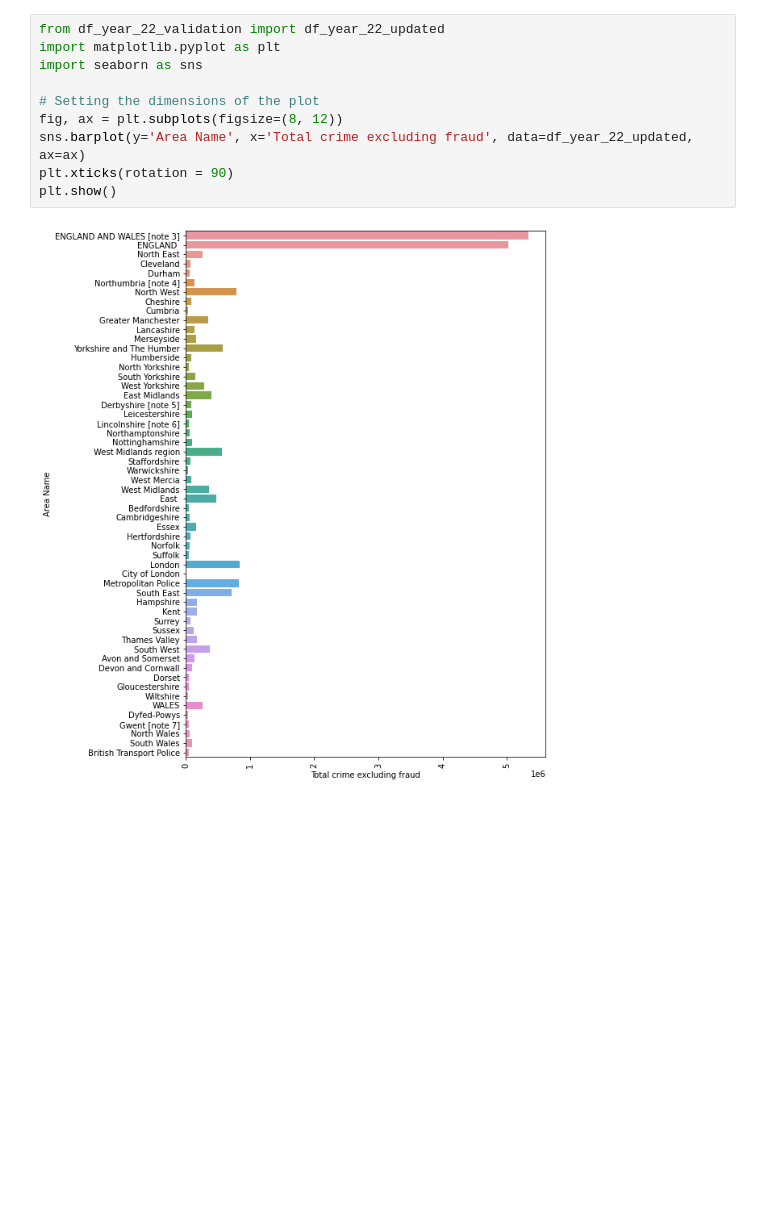
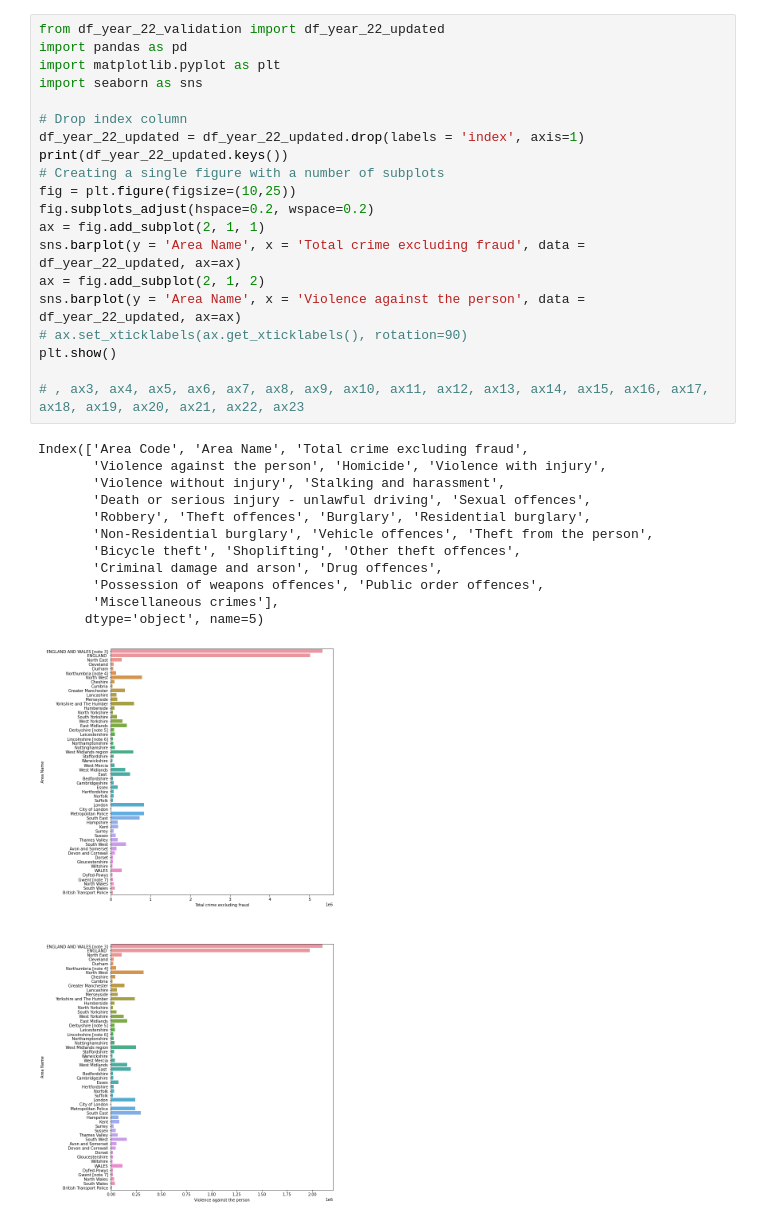
Before and after one commit to salbrecht-mungil/police_data_england_wales, a Jupyter notebook: core/table_1_vis.ipynb, the cells around one changed output. Drawn from its saved outputs; the diff is of its cells as text; blank space fills up the shorter version.

Commit message:
Added support for multiple subplots in single fig

```diff
--- a/core/table_1_vis.ipynb
+++ b/core/table_1_vis.ipynb
@@ -1,12 +1,33 @@
-# %%
-from df_year_22_validation import df_year_22_updated
-import matplotlib.pyplot as plt
-import seaborn as sns
-
-# Setting the dimensions of the plot
-fig, ax = plt.subplots(figsize=(8, 12))
-sns.barplot(y='Area Name', x='Total crime excluding fraud', data=df_year_22_updated, ax=ax)
-plt.xticks(rotation = 90)
-plt.show()
-# %% [output]
-[figure, removed]
+# %%
+from df_year_22_validation import df_year_22_updated
+import pandas as pd
+import matplotlib.pyplot as plt
+import seaborn as sns
+
+# Drop index column
+df_year_22_updated = df_year_22_updated.drop(labels = 'index', axis=1)
+print(df_year_22_updated.keys())
+# Creating a single figure with a number of subplots
+fig = plt.figure(figsize=(10,25))
+fig.subplots_adjust(hspace=0.2, wspace=0.2)
+ax = fig.add_subplot(2, 1, 1)
+sns.barplot(y = 'Area Name', x = 'Total crime excluding fraud', data = df_year_22_updated, ax=ax)
+ax = fig.add_subplot(2, 1, 2)
+sns.barplot(y = 'Area Name', x = 'Violence against the person', data = df_year_22_updated, ax=ax)
+# ax.set_xticklabels(ax.get_xticklabels(), rotation=90)
+plt.show()
+
+# , ax3, ax4, ax5, ax6, ax7, ax8, ax9, ax10, ax11, ax12, ax13, ax14, ax15, ax16, ax17, ax18, ax19, ax20, ax21, ax22, ax23
+# %% [output]
+Index(['Area Code', 'Area Name', 'Total crime excluding fraud',
+       'Violence against the person', 'Homicide', 'Violence with injury',
+       'Violence without injury', 'Stalking and harassment',
+       'Death or serious injury - unlawful driving', 'Sexual offences',
+       'Robbery', 'Theft offences', 'Burglary', 'Residential burglary',
+       'Non-Residential burglary', 'Vehicle offences', 'Theft from the person',
+       'Bicycle theft', 'Shoplifting', 'Other theft offences',
+       'Criminal damage and arson', 'Drug offences',
+       'Possession of weapons offences', 'Public order offences',
+       'Miscellaneous crimes'],
+      dtype='object', name=5)
+[figure, added]
```
